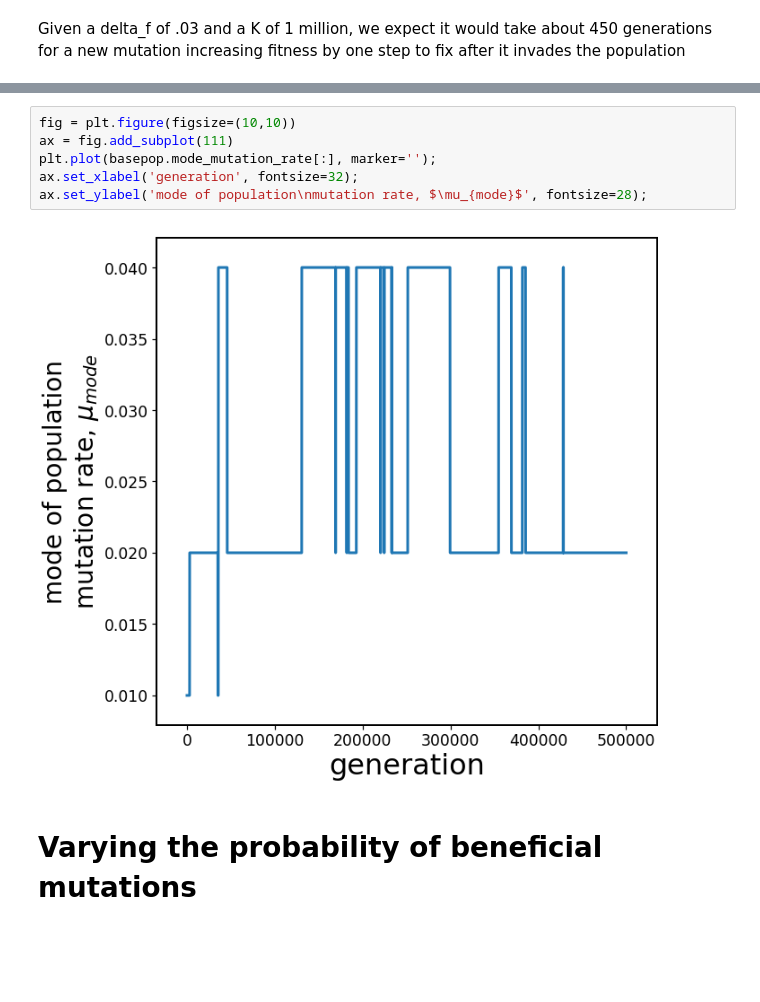
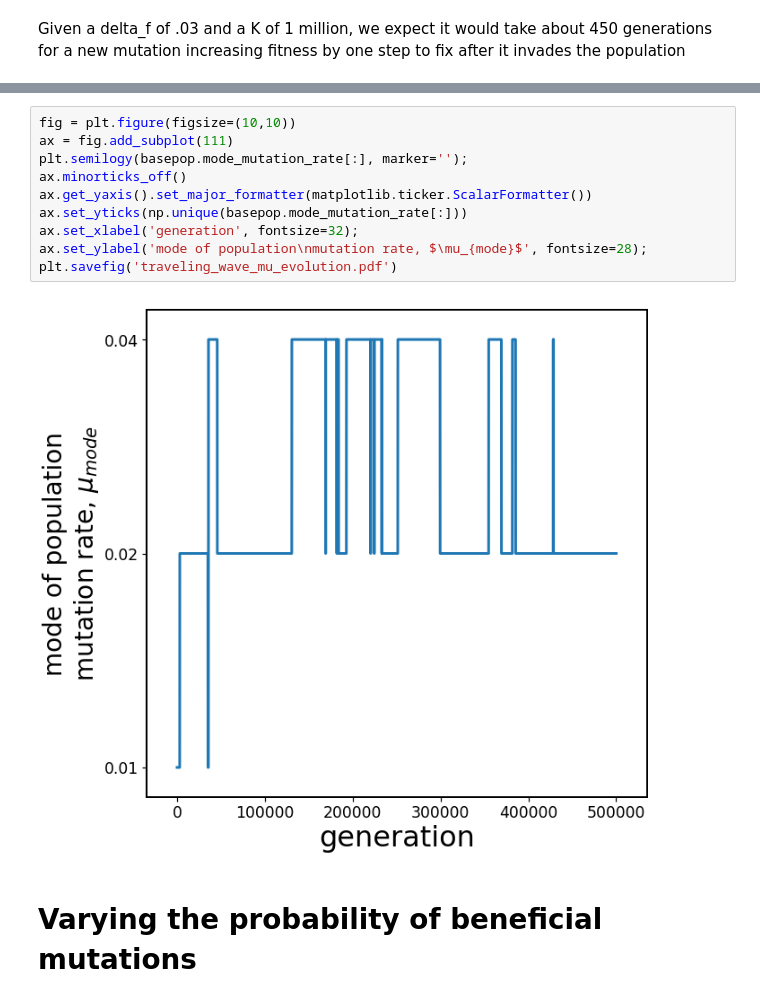
Before and after one commit to nicholas-sherer/Population-Evolution-Project-Source-Code, a Jupyter notebook: Plots related to the traveling wave regime.ipynb, the cells around one changed output, grey strips where cells are left out. Saved outputs shown, nothing was run; the diff lists cells and outputs as text; blank space fills up the shorter version.

```diff
--- a/Plots related to the traveling wave regime.ipynb
+++ b/Plots related to the traveling wave regime.ipynb
@@ -115,11 +127,15 @@ ax.set_ylabel('mode of population fitness, $f_{mode}$', fontsize=28);
 # %%
 fig = plt.figure(figsize=(10,10))
 ax = fig.add_subplot(111)
-plt.plot(basepop.mode_mutation_rate[:], marker='');
+plt.semilogy(basepop.mode_mutation_rate[:], marker='');
+ax.minorticks_off()
+ax.get_yaxis().set_major_formatter(matplotlib.ticker.ScalarFormatter())
+ax.set_yticks(np.unique(basepop.mode_mutation_rate[:]))
 ax.set_xlabel('generation', fontsize=32);
 ax.set_ylabel('mode of population\nmutation rate, $\mu_{mode}$', fontsize=28);
+plt.savefig('traveling_wave_mu_evolution.pdf')
 # %% [output]
-[figure, old version]
+[figure, new version]
 # %% [markdown]
 # Varying the probability of beneficial mutations
 # %%
```
Also changed, not shown: parts of 16 cells of this notebook.
